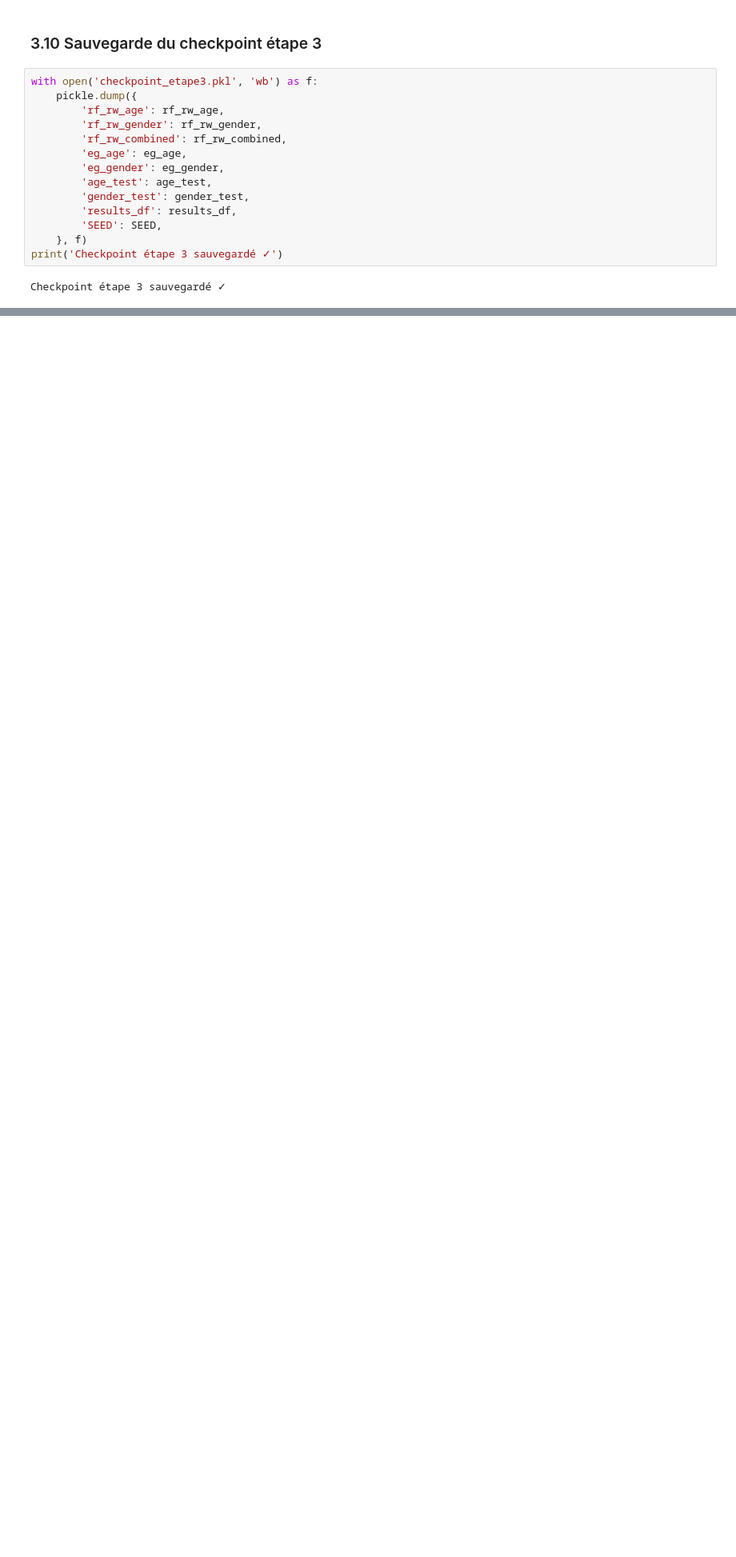
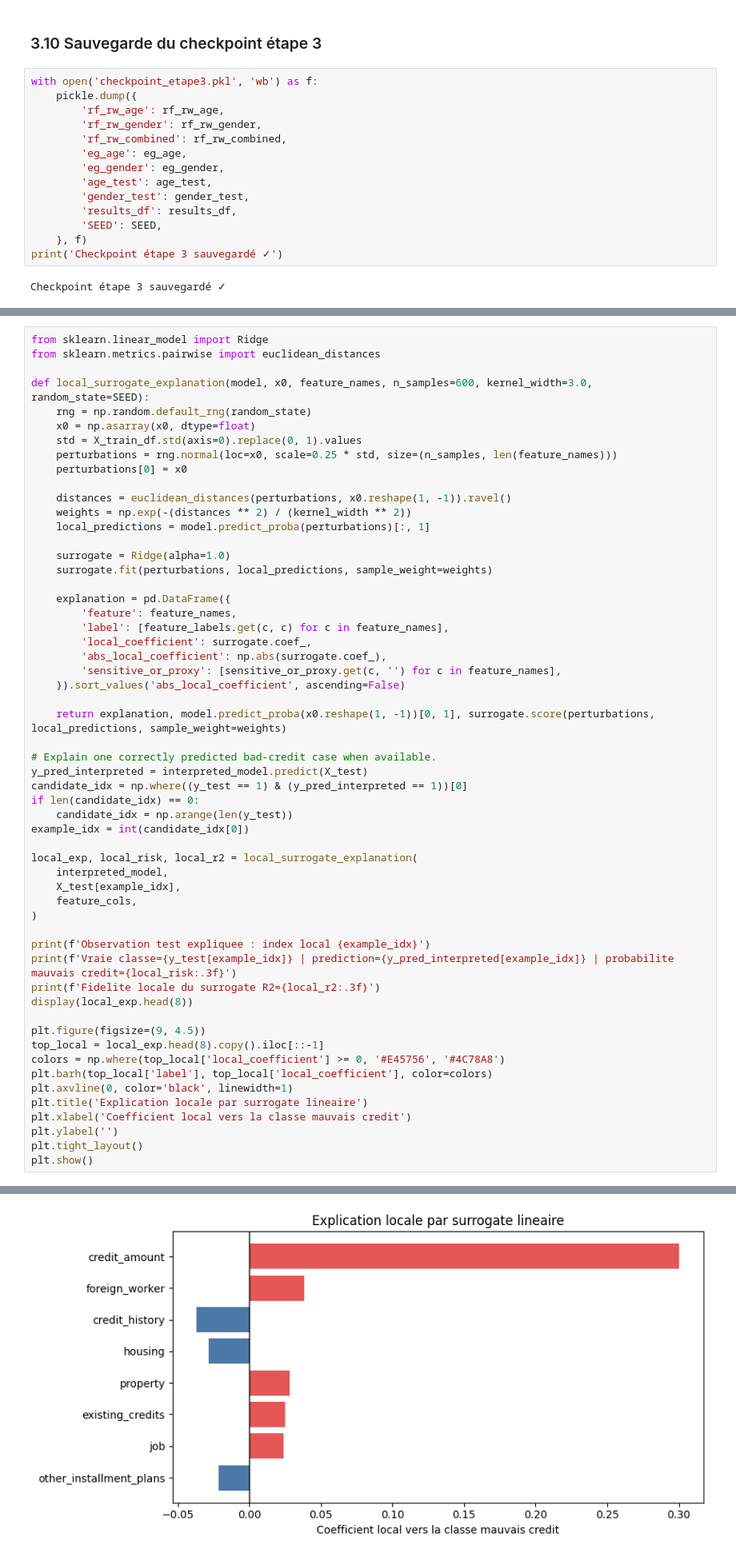
Before and after one commit to lounishamroun/credit-data-fairness, a Jupyter notebook: notebooks/fairness_notebook_Lina.ipynb, the cells around one changed output, grey strips where cells are left out. Shown at 80% size. Cells and saved outputs as stored; diff of their text form; blank space fills up the shorter version.

```diff
--- a/notebooks/fairness_notebook_Lina.ipynb
+++ b/notebooks/fairness_notebook_Lina.ipynb
@@ -596,0 +820,57 @@ Checkpoint étape 3 sauvegardé ✓
+# %%
+from sklearn.linear_model import Ridge
+from sklearn.metrics.pairwise import euclidean_distances
+
+def local_surrogate_explanation(model, x0, feature_names, n_samples=600, kernel_width=3.0, random_state=SEED):
+    rng = np.random.default_rng(random_state)
+    x0 = np.asarray(x0, dtype=float)
+    std = X_train_df.std(axis=0).replace(0, 1).values
+    perturbations = rng.normal(loc=x0, scale=0.25 * std, size=(n_samples, len(feature_names)))
+    perturbations[0] = x0
+
+    distances = euclidean_distances(perturbations, x0.reshape(1, -1)).ravel()
+    weights = np.exp(-(distances ** 2) / (kernel_width ** 2))
+    local_predictions = model.predict_proba(perturbations)[:, 1]
+
+    surrogate = Ridge(alpha=1.0)
+    surrogate.fit(perturbations, local_predictions, sample_weight=weights)
+
+    explanation = pd.DataFrame({
+        'feature': feature_names,
+        'label': [feature_labels.get(c, c) for c in feature_names],
+        'local_coefficient': surrogate.coef_,
+        'abs_local_coefficient': np.abs(surrogate.coef_),
+        'sensitive_or_proxy': [sensitive_or_proxy.get(c, '') for c in feature_names],
+    }).sort_values('abs_local_coefficient', ascending=False)
+
+    return explanation, model.predict_proba(x0.reshape(1, -1))[0, 1], surrogate.score(perturbations, local_predictions, sample_weight=weights)
+
+# Explain one correctly predicted bad-credit case when available.
+y_pred_interpreted = interpreted_model.predict(X_test)
+candidate_idx = np.where((y_test == 1) & (y_pred_interpreted == 1))[0]
+if len(candidate_idx) == 0:
+    candidate_idx = np.arange(len(y_test))
+example_idx = int(candidate_idx[0])
+
+local_exp, local_risk, local_r2 = local_surrogate_explanation(
+    interpreted_model,
+    X_test[example_idx],
+    feature_cols,
+)
+
+print(f'Observation test expliquee : index local {example_idx}')
+print(f'Vraie classe={y_test[example_idx]} | prediction={y_pred_interpreted[example_idx]} | probabilite mauvais credit={local_risk:.3f}')
+print(f'Fidelite locale du surrogate R2={local_r2:.3f}')
+display(local_exp.head(8))
+
+plt.figure(figsize=(9, 4.5))
+top_local = local_exp.head(8).copy().iloc[::-1]
+colors = np.where(top_local['local_coefficient'] >= 0, '#E45756', '#4C78A8')
+plt.barh(top_local['label'], top_local['local_coefficient'], color=colors)
+plt.axvline(0, color='black', linewidth=1)
+plt.title('Explication locale par surrogate lineaire')
+plt.xlabel('Coefficient local vers la classe mauvais credit')
+plt.ylabel('')
+plt.tight_layout()
+plt.show()
+# %% [output]
@@ -596,0 +889 @@ Checkpoint étape 3 sauvegardé ✓
+[figure, added]
```
Also changed, not shown: parts of 17 cells of this notebook, 5 other files.
